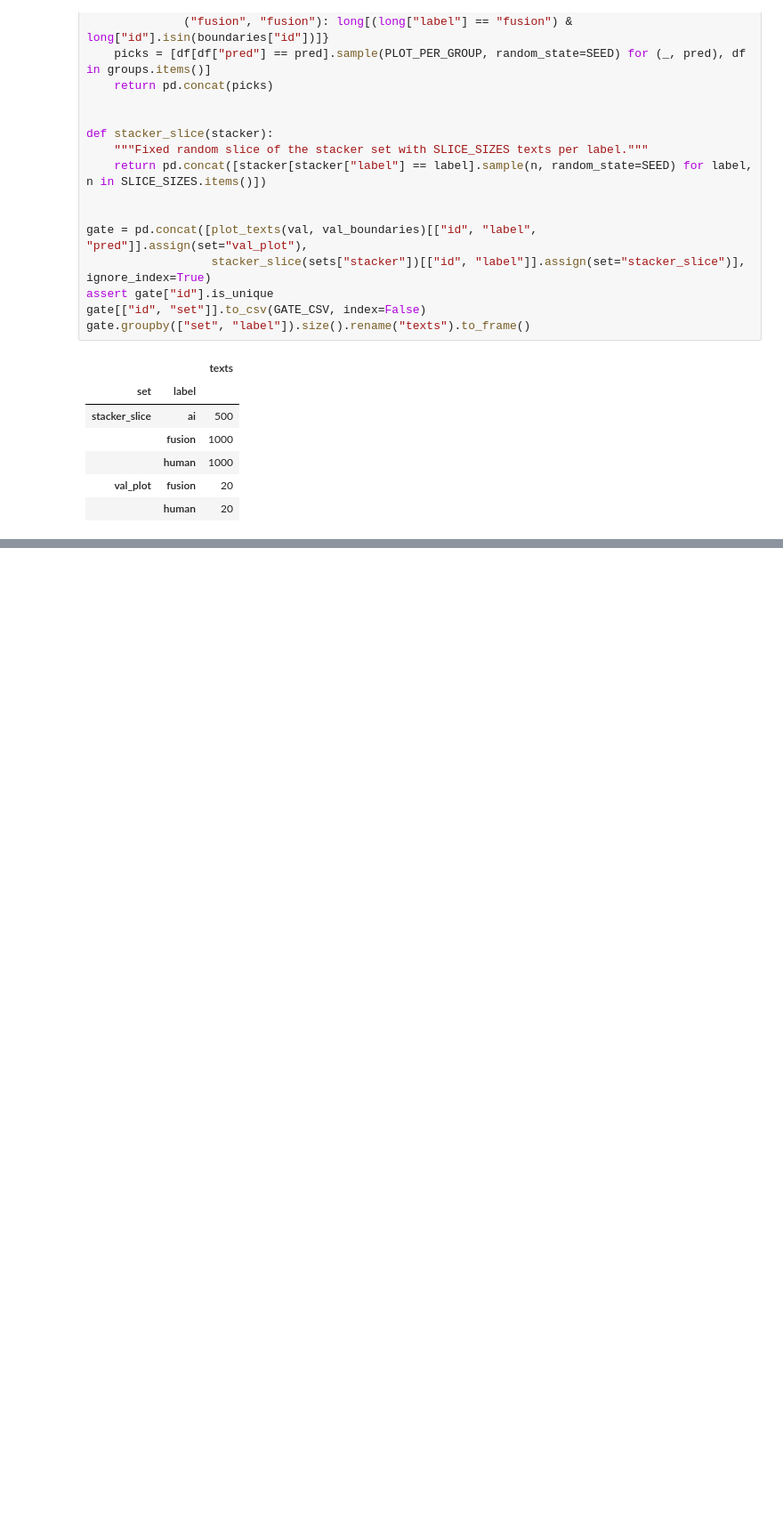
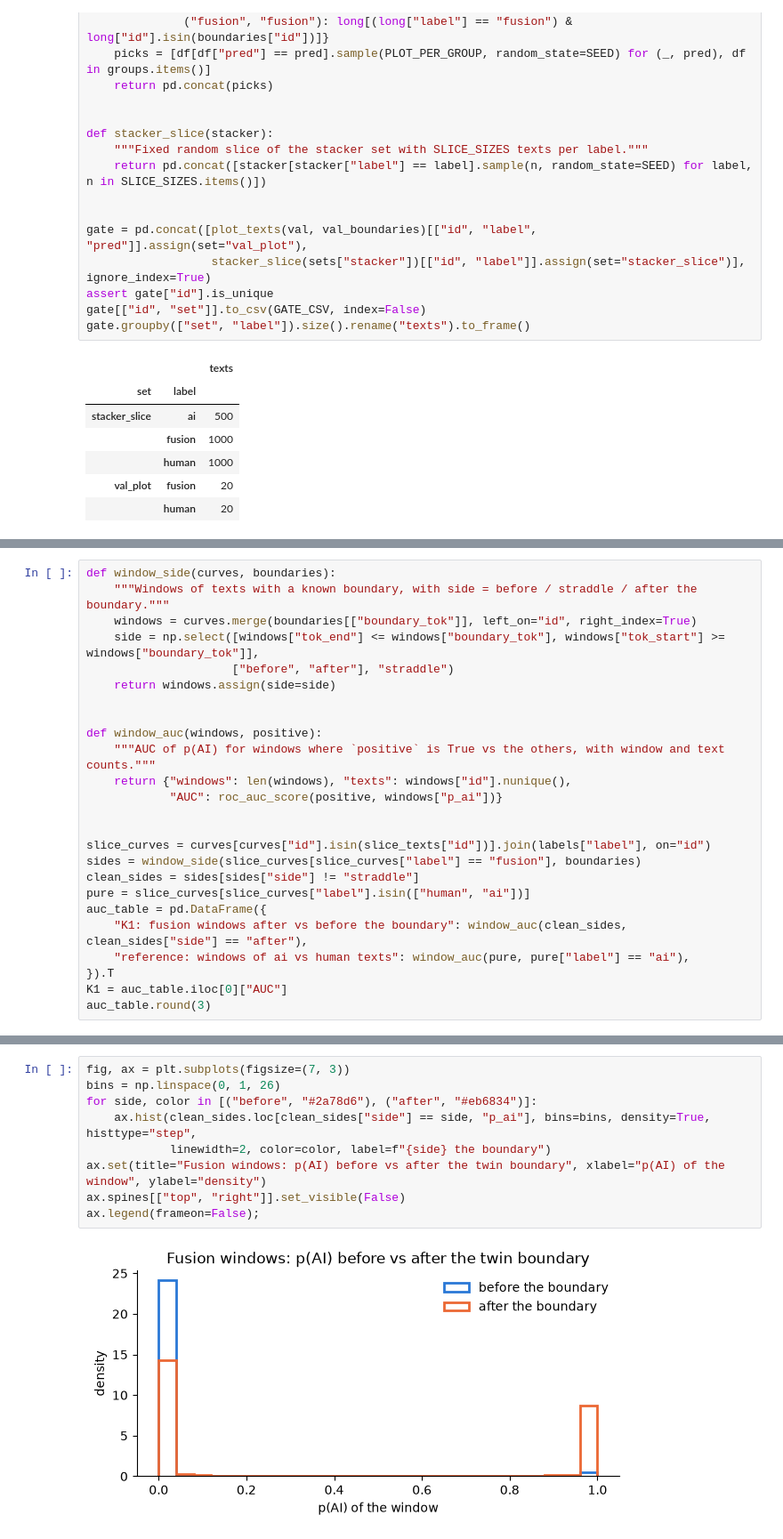
Before and after one commit to ruzhylopv/aiGeneratedTextDetection-ai-hw3, a Jupyter notebook: notebooks/curves_check.ipynb, the cells around one changed output, grey strips where cells are left out. Shown at 89% size. Saved outputs shown, nothing was run; the diff lists cells and outputs as text; blank space fills up the shorter version.

```diff
--- a/notebooks/curves_check.ipynb
+++ b/notebooks/curves_check.ipynb
@@ -280,0 +357,25 @@ gate.groupby(["set", "label"]).size().rename("texts").to_frame()
+# %%
+def window_side(curves, boundaries):
+    """Windows of texts with a known boundary, with side = before / straddle / after the boundary."""
+    windows = curves.merge(boundaries[["boundary_tok"]], left_on="id", right_index=True)
+    side = np.select([windows["tok_end"] <= windows["boundary_tok"], windows["tok_start"] >= windows["boundary_tok"]],
+                     ["before", "after"], "straddle")
+    return windows.assign(side=side)
+
+
+def window_auc(windows, positive):
+    """AUC of p(AI) for windows where `positive` is True vs the others, with window and text counts."""
+    return {"windows": len(windows), "texts": windows["id"].nunique(),
+            "AUC": roc_auc_score(positive, windows["p_ai"])}
+
+
+slice_curves = curves[curves["id"].isin(slice_texts["id"])].join(labels["label"], on="id")
+sides = window_side(slice_curves[slice_curves["label"] == "fusion"], boundaries)
+clean_sides = sides[sides["side"] != "straddle"]
+pure = slice_curves[slice_curves["label"].isin(["human", "ai"])]
+auc_table = pd.DataFrame({
+    "K1: fusion windows after vs before the boundary": window_auc(clean_sides, clean_sides["side"] == "after"),
+    "reference: windows of ai vs human texts": window_auc(pure, pure["label"] == "ai"),
+}).T
+K1 = auc_table.iloc[0]["AUC"]
+auc_table.round(3)
@@ -280,0 +404,11 @@ gate.groupby(["set", "label"]).size().rename("texts").to_frame()
+# %%
+fig, ax = plt.subplots(figsize=(7, 3))
+bins = np.linspace(0, 1, 26)
+for side, color in [("before", "#2a78d6"), ("after", "#eb6834")]:
+    ax.hist(clean_sides.loc[clean_sides["side"] == side, "p_ai"], bins=bins, density=True, histtype="step",
+            linewidth=2, color=color, label=f"{side} the boundary")
+ax.set(title="Fusion windows: p(AI) before vs after the twin boundary", xlabel="p(AI) of the window", ylabel="density")
+ax.spines[["top", "right"]].set_visible(False)
+ax.legend(frameon=False);
+# %% [output]
+[figure, added]
```
Also changed, not shown: parts of 17 cells of this notebook, 35 other files.
